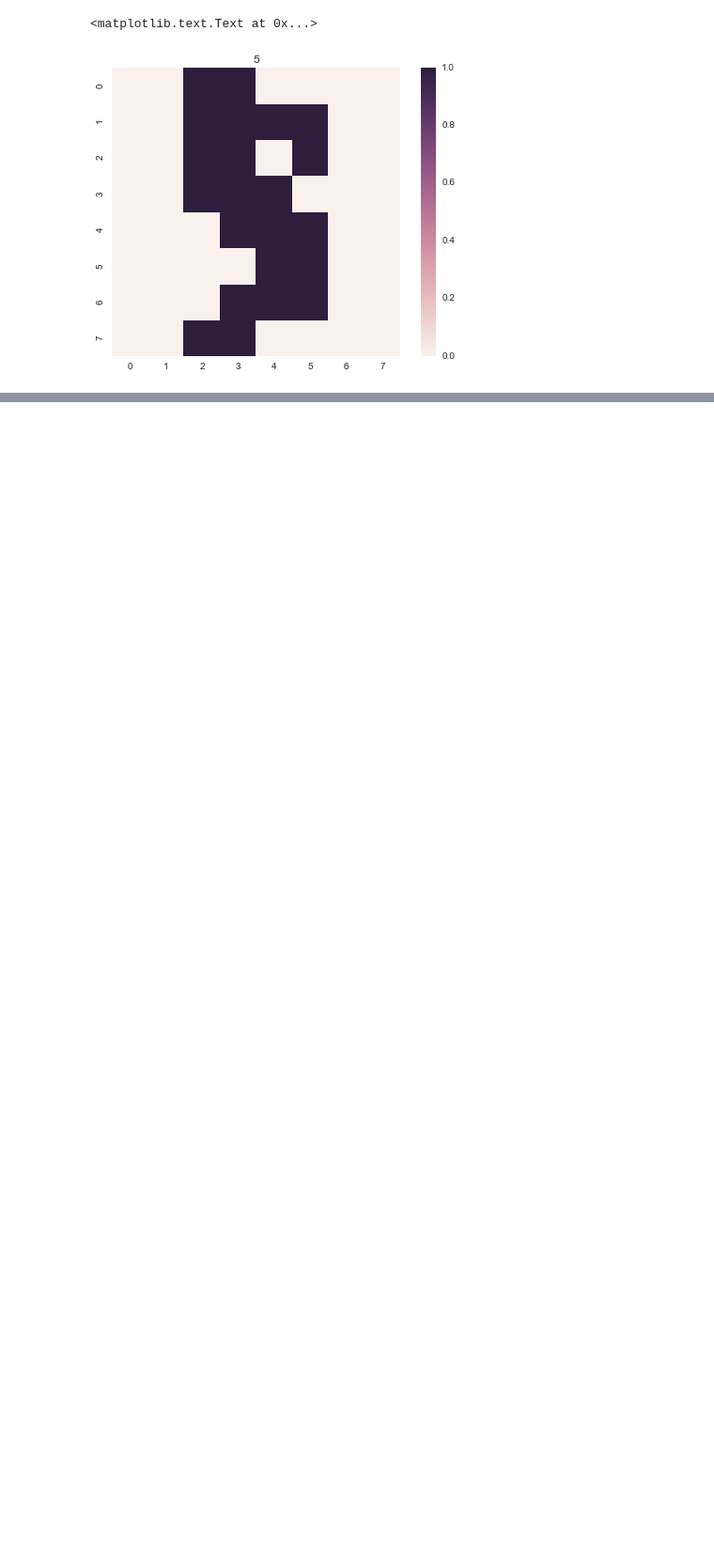
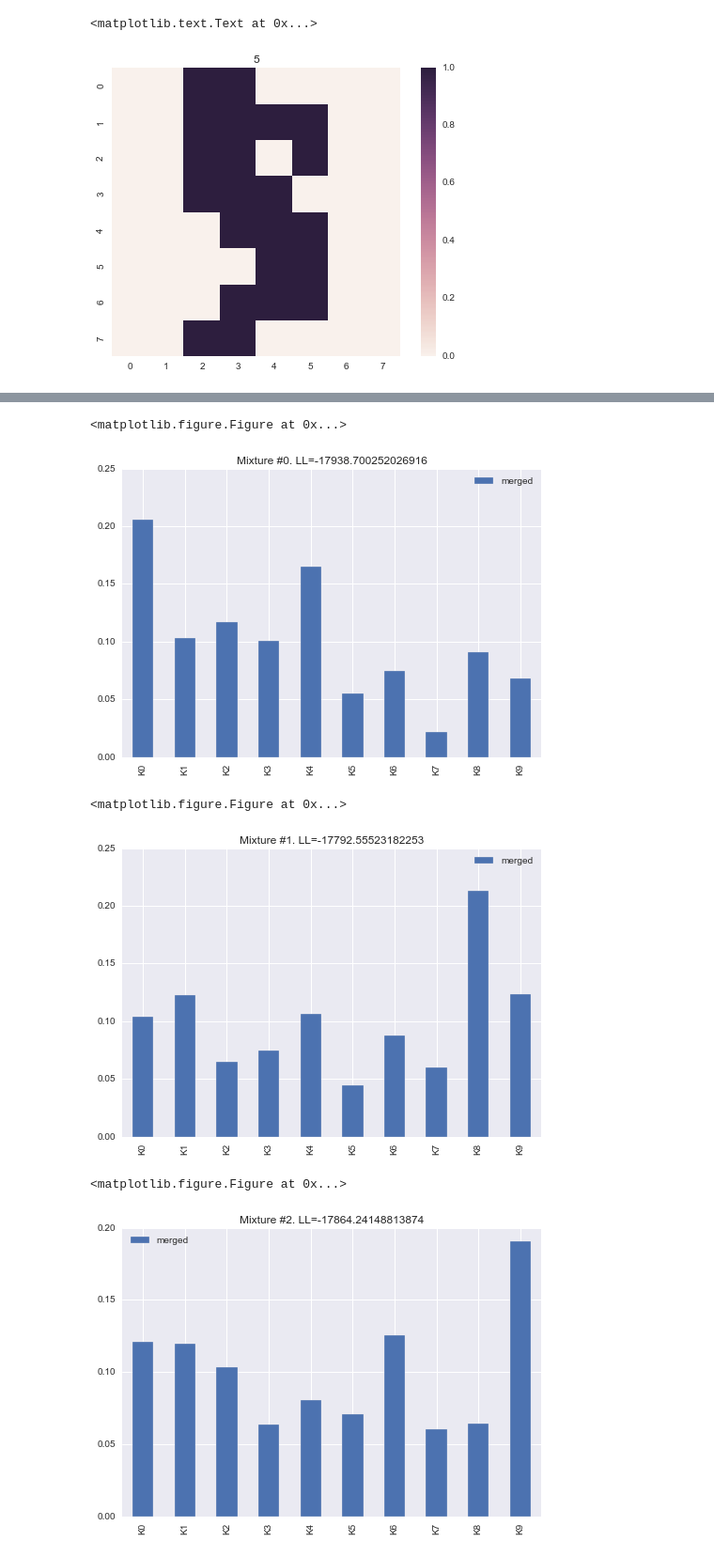
Before and after one commit to lukauskas/bernoulli-mixture-model, a Jupyter notebook: notebooks/Proof of Concept (more realistic).ipynb, the cells around one changed output, grey strips where cells are left out. Shown at 94% size. Cells and saved outputs as stored; diff of their text form; code cells hidden in the pictures; blank space fills up the shorter version.

```diff
--- a/notebooks/Proof of Concept (more realistic).ipynb
+++ b/notebooks/Proof of Concept (more realistic).ipynb
@@ -54,0 +73,16 @@ N_MIXTURES_TO_TRAIN = 10
+# %%
+import itertools
+mixtures = list(itertools.islice(random_mixture_generator(K,
+                                                          training_data_same_dataset,
+                                                          random_state=RANDOM_STATE),
+                                 N_MIXTURES_TO_TRAIN))
+# %%
+%%time
+fit_results = []
+
+for i, mixture in enumerate(mixtures):
+    print('Fitting #{}'.format(i))
+
+    result = mixture.fit(training_data_same_dataset, eps=1e-4, verbose=False, n_iter=None)
+    print(result)
+    fit_results.append(result)
@@ -54,0 +100,12 @@ N_MIXTURES_TO_TRAIN = 10
+# %%
+for i, mixture in enumerate(mixtures):
+    plt.figure()
+    mixture.mixing_coefficients.T.plot(kind='bar')
+    plt.title('Mixture #{}. LL={}'.format(i, fit_results[i][2]))
+# %% [output]
+<matplotlib.figure.Figure at 0x...>
+[figure, added]
+<matplotlib.figure.Figure at 0x...>
+[figure, added]
+<matplotlib.figure.Figure at 0x...>
+[figure, added]
```
Also changed, not shown: parts of 20 cells of this notebook.
